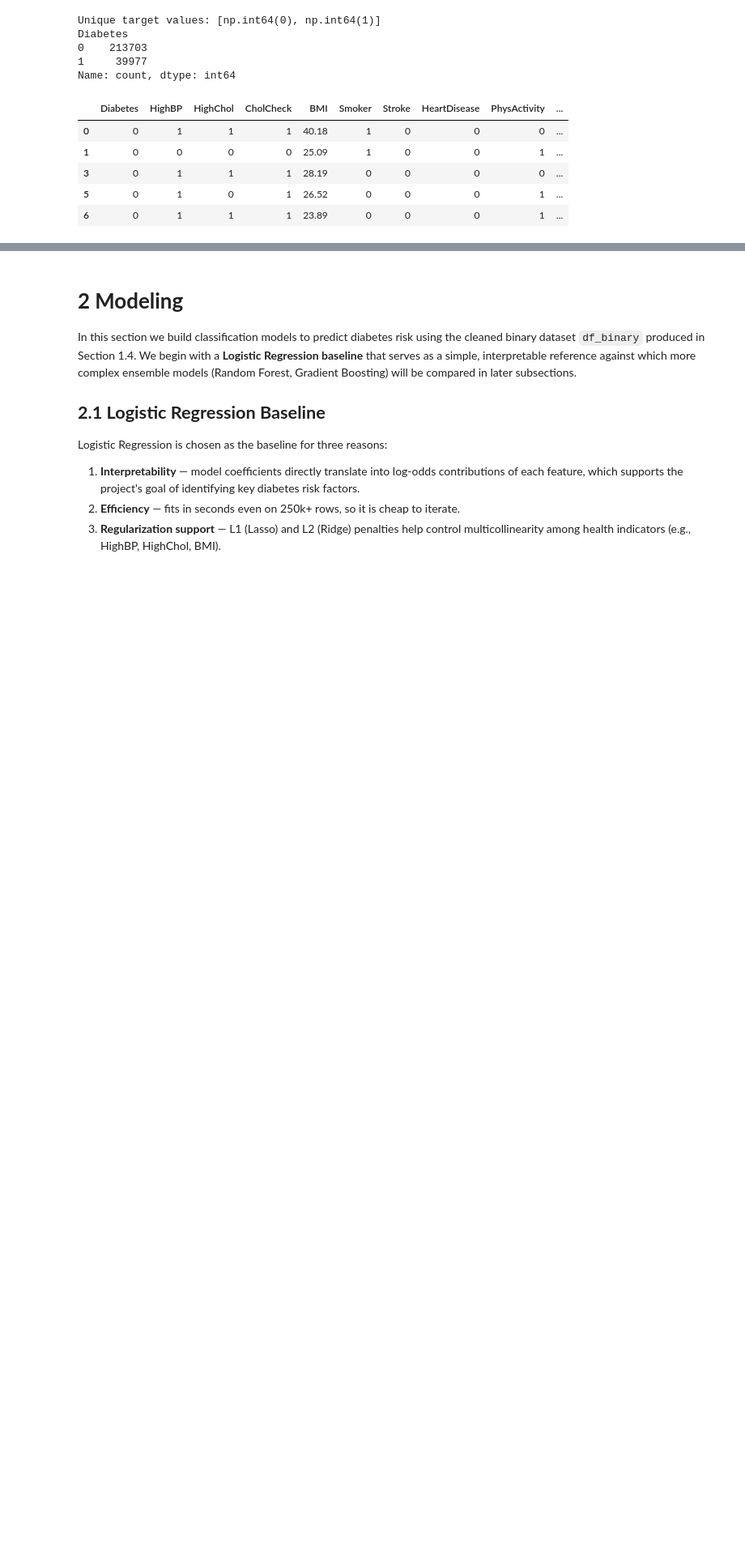
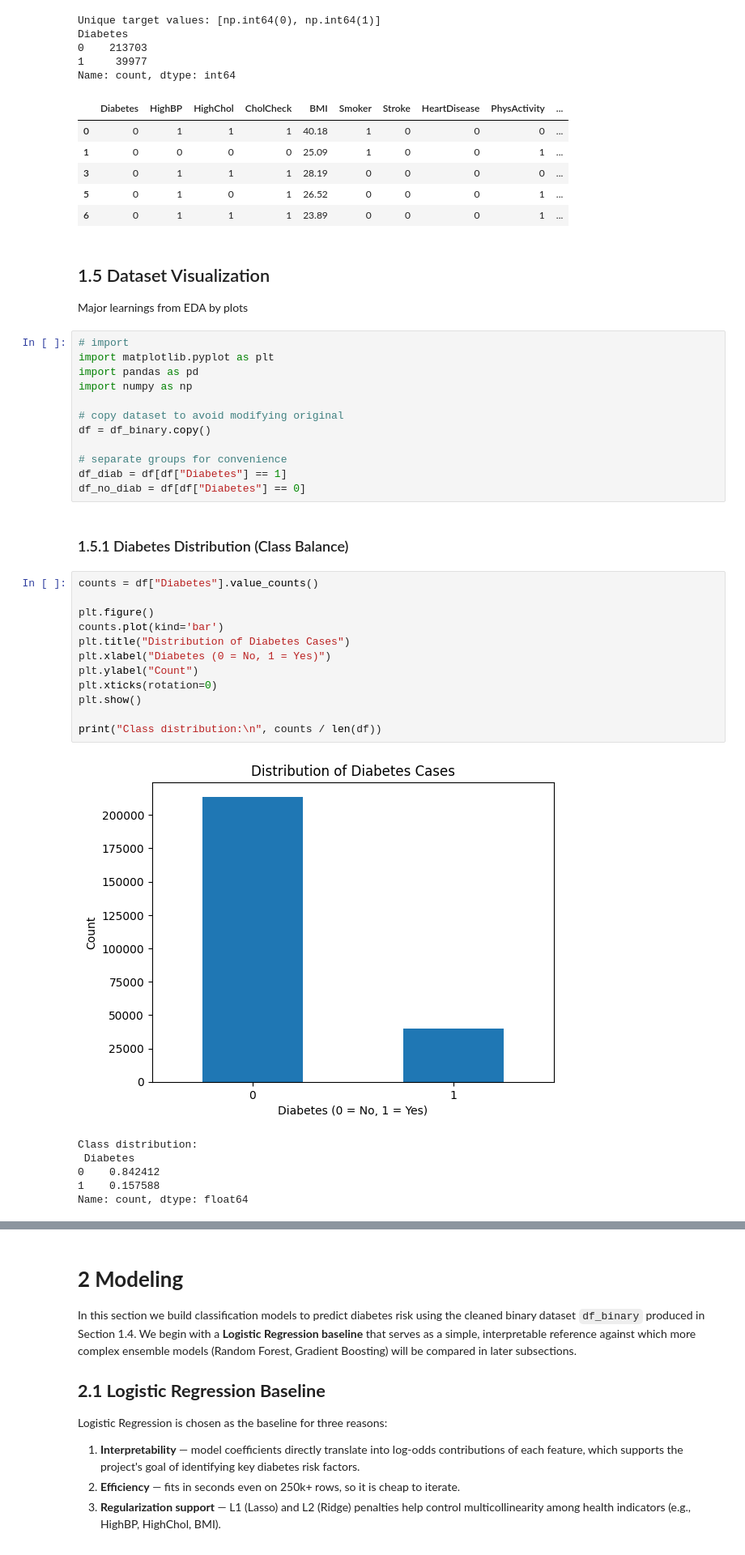
Before and after one commit to LixiJiang/CIS5450Final, a Jupyter notebook: CIS5450_Final_Project.ipynb, the cells around one changed output, grey strips where cells are left out. Shown at 81% size. Cells and saved outputs as stored; diff of their text form; blank space fills up the shorter version.

Commit message:
ADD: data visualization

```diff
--- a/CIS5450_Final_Project.ipynb
+++ b/CIS5450_Final_Project.ipynb
@@ -515,3 +516,39 @@ Name: count, dtype: int64
 | 3 | 0 | 1 | 1 | 1 | 28.19 | 0 | 0 | 0 | 0 | ... |
 | 5 | 0 | 1 | 0 | 1 | 26.52 | 0 | 0 | 0 | 1 | ... |
 | 6 | 0 | 1 | 1 | 1 | 23.89 | 0 | 0 | 0 | 1 | ... |
+# %% [markdown]
+## 1.5 Dataset Visualization
+Major learnings from EDA by plots
+# %%
+# import
+import matplotlib.pyplot as plt
+import pandas as pd
+import numpy as np
+
+# copy dataset to avoid modifying original
+df = df_binary.copy()
+
+# separate groups for convenience
+df_diab = df[df["Diabetes"] == 1]
+df_no_diab = df[df["Diabetes"] == 0]
+# %% [markdown]
+### 1.5.1 Diabetes Distribution (Class Balance)
+# %%
+counts = df["Diabetes"].value_counts()
+
+plt.figure()
+counts.plot(kind='bar')
+plt.title("Distribution of Diabetes Cases")
+plt.xlabel("Diabetes (0 = No, 1 = Yes)")
+plt.ylabel("Count")
+plt.xticks(rotation=0)
+plt.show()
+
+print("Class distribution:\n", counts / len(df))
+# %% [output]
+[figure, added]
+Class distribution:
+ Diabetes
+0    0.842412
+1    0.157588
+Name: count, dtype: float64
```
Also changed, not shown: parts of 10 cells of this notebook.
